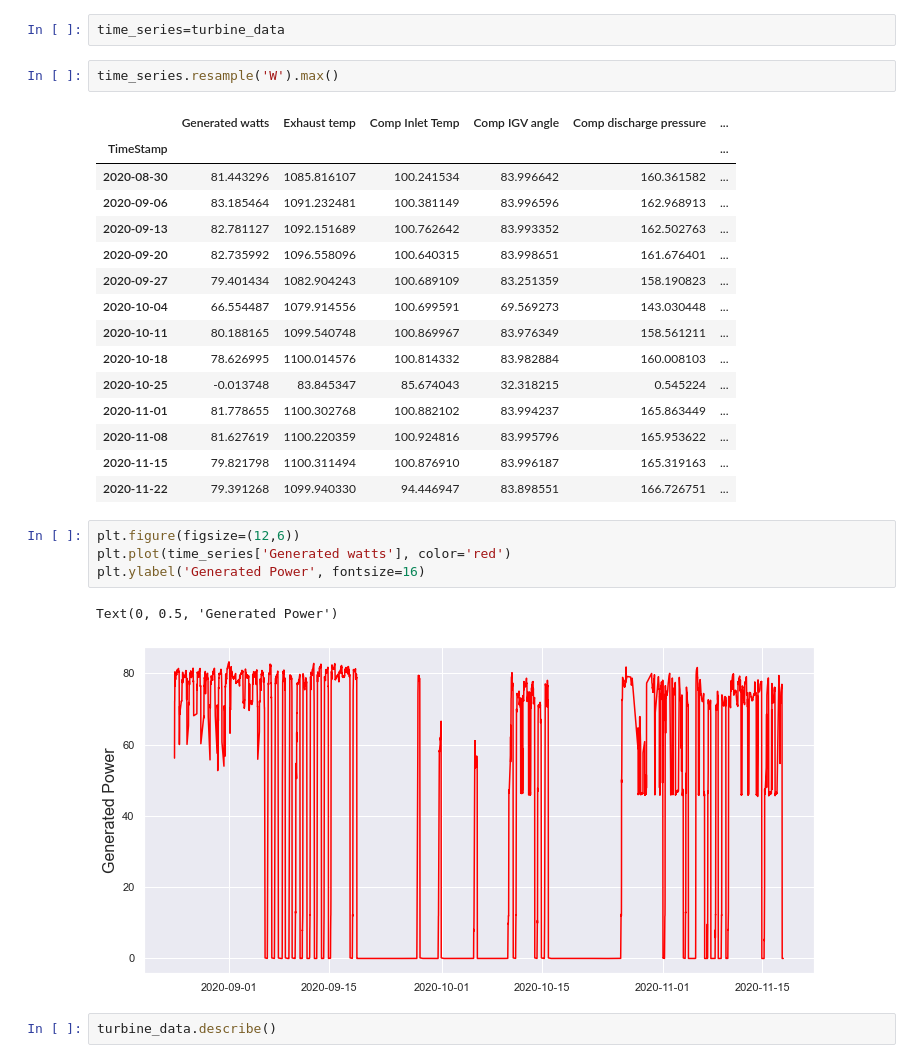
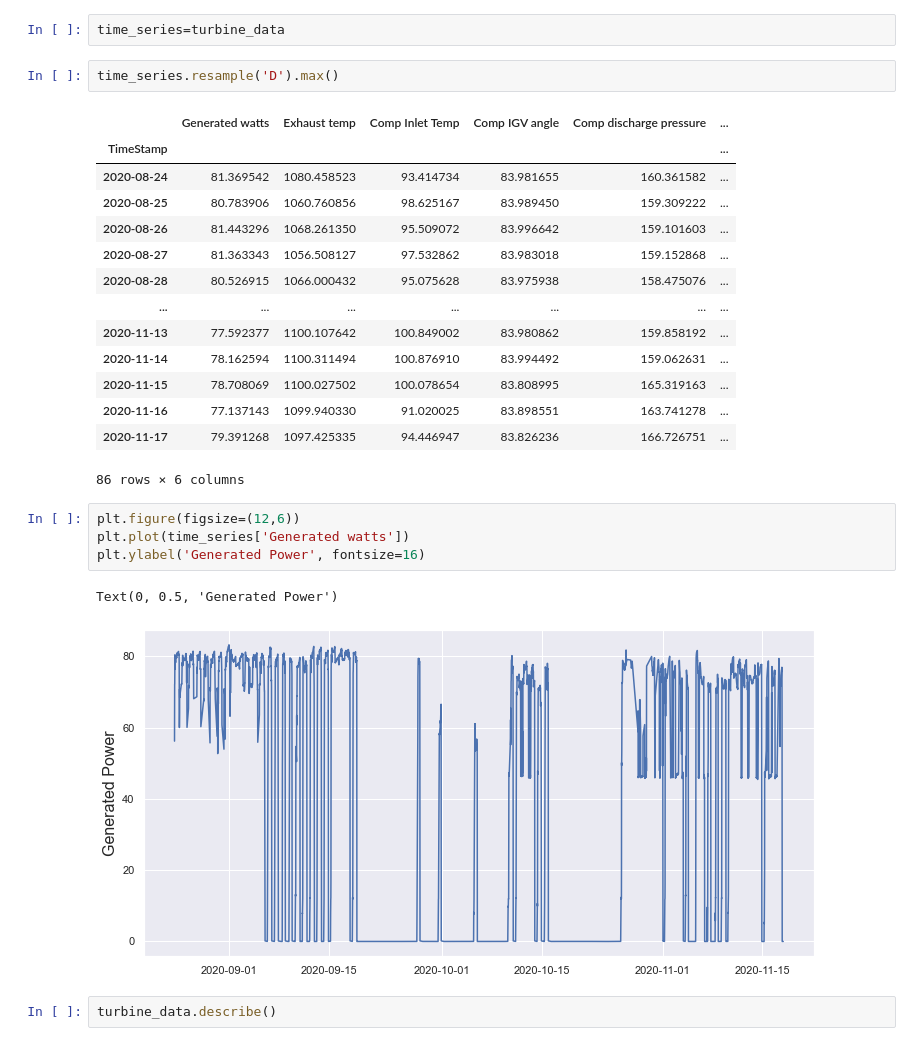
Before and after one commit to RamyaNagarajan88/Turbine_Project, a Jupyter notebook: EDA.ipynb, the cells around one changed output. Drawn from its saved outputs; the diff is of its cells as text.

```diff
--- a/EDA.ipynb
+++ b/EDA.ipynb
@@ -35,30 +35,29 @@ turbine_data.set_index('TimeStamp',inplace=True)
 # %%
 time_series=turbine_data
 # %%
-time_series.resample('W').max()
+time_series.resample('D').max()
 # %% [output]
 |  | Generated watts | Exhaust temp | Comp Inlet Temp | Comp IGV angle | Comp discharge pressure | ... |
 | TimeStamp |  |  |  |  |  | ... |
-| 2020-08-30 | 81.443296 | 1085.816107 | 100.241534 | 83.996642 | 160.361582 | ... |
-| 2020-09-06 | 83.185464 | 1091.232481 | 100.381149 | 83.996596 | 162.968913 | ... |
-| 2020-09-13 | 82.781127 | 1092.151689 | 100.762642 | 83.993352 | 162.502763 | ... |
-| 2020-09-20 | 82.735992 | 1096.558096 | 100.640315 | 83.998651 | 161.676401 | ... |
-| 2020-09-27 | 79.401434 | 1082.904243 | 100.689109 | 83.251359 | 158.190823 | ... |
-| 2020-10-04 | 66.554487 | 1079.914556 | 100.699591 | 69.569273 | 143.030448 | ... |
-| 2020-10-11 | 80.188165 | 1099.540748 | 100.869967 | 83.976349 | 158.561211 | ... |
-| 2020-10-18 | 78.626995 | 1100.014576 | 100.814332 | 83.982884 | 160.008103 | ... |
-| 2020-10-25 | -0.013748 | 83.845347 | 85.674043 | 32.318215 | 0.545224 | ... |
-| 2020-11-01 | 81.778655 | 1100.302768 | 100.882102 | 83.994237 | 165.863449 | ... |
-| 2020-11-08 | 81.627619 | 1100.220359 | 100.924816 | 83.995796 | 165.953622 | ... |
-| 2020-11-15 | 79.821798 | 1100.311494 | 100.876910 | 83.996187 | 165.319163 | ... |
-| 2020-11-22 | 79.391268 | 1099.940330 | 94.446947 | 83.898551 | 166.726751 | ... |
+| 2020-08-24 | 81.369542 | 1080.458523 | 93.414734 | 83.981655 | 160.361582 | ... |
+| 2020-08-25 | 80.783906 | 1060.760856 | 98.625167 | 83.989450 | 159.309222 | ... |
+| 2020-08-26 | 81.443296 | 1068.261350 | 95.509072 | 83.996642 | 159.101603 | ... |
+| 2020-08-27 | 81.363343 | 1056.508127 | 97.532862 | 83.983018 | 159.152868 | ... |
+| 2020-08-28 | 80.526915 | 1066.000432 | 95.075628 | 83.975938 | 158.475076 | ... |
+| ... | ... | ... | ... | ... | ... | ... |
+| 2020-11-13 | 77.592377 | 1100.107642 | 100.849002 | 83.980862 | 159.858192 | ... |
+| 2020-11-14 | 78.162594 | 1100.311494 | 100.876910 | 83.994492 | 159.062631 | ... |
+| 2020-11-15 | 78.708069 | 1100.027502 | 100.078654 | 83.808995 | 165.319163 | ... |
+| 2020-11-16 | 77.137143 | 1099.940330 | 91.020025 | 83.898551 | 163.741278 | ... |
+| 2020-11-17 | 79.391268 | 1097.425335 | 94.446947 | 83.826236 | 166.726751 | ... |
+86 rows × 6 columns
 # %%
 plt.figure(figsize=(12,6))
-plt.plot(time_series['Generated watts'], color='red')
+plt.plot(time_series['Generated watts'])
 plt.ylabel('Generated Power', fontsize=16)
 # %% [output]
 Text(0, 0.5, 'Generated Power')
-[figure, old version]
+[figure, new version]
 # %%
 turbine_data.describe()
 # %% [output]
```
Also changed, not shown: 3 other files.
